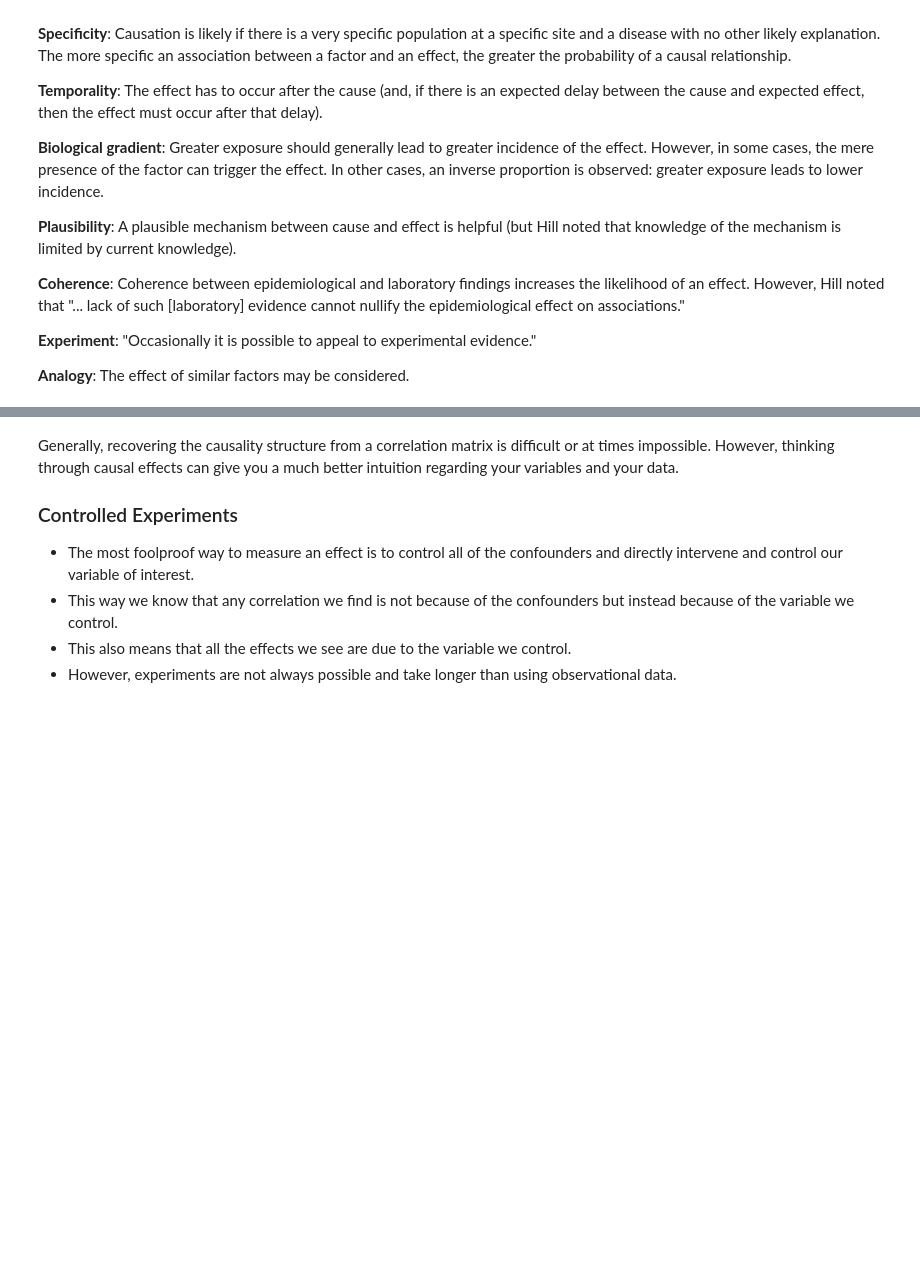
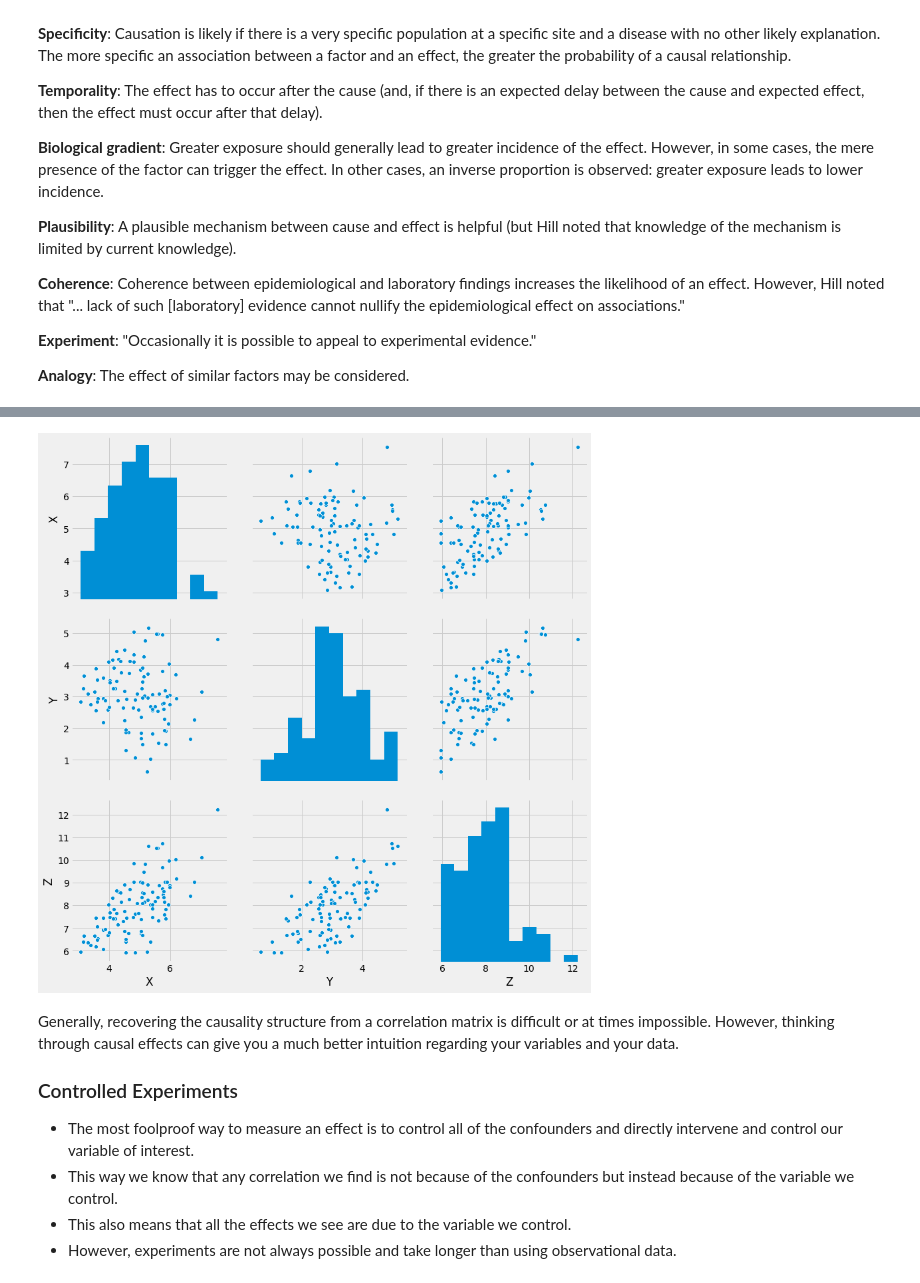
Before and after one commit to ShelyBhogal/data-science, a Jupyter notebook: 08-experiments-hypotesis-tests/08 experiments-hypothesis-tests_NM.ipynb, the cells around one changed output, grey strips where cells are left out. Saved outputs shown, nothing was run; the diff lists cells and outputs as text; code cells hidden in the pictures; blank space fills up the shorter version.

```diff
--- a/08-experiments-hypotesis-tests/08 experiments-hypothesis-tests_NM.ipynb
+++ b/08-experiments-hypotesis-tests/08 experiments-hypothesis-tests_NM.ipynb
@@ -312,13 +376,17 @@ If we believe the structure above, conditioning on smoking by only looking at no
 
 ![](./assets/images/xy-causez.png)
 # %%
+#np.random.randn function returns sample for "normal distribution" of 100 data points
 # Z is a function of X and Y:
 X = 5 + np.random.randn(100)
 Y = 3 + np.random.randn(100)
 Z = X + Y + 0.1*np.random.randn(100)
 common_effect = pd.DataFrame({'X':X, 'Y':Y, 'Z':Z})
 
 # Make a pairplot of the data:
+sns.pairplot(common_effect, height=4);
+# %% [output]
+[figure, added]
 # %% [markdown]
 Generally, recovering the causality structure from a correlation matrix is difficult or at times impossible. However, thinking through causal effects can give you a much better intuition regarding your variables and your data.
 
```
Also changed, not shown: parts of 22 cells of this notebook, 2 other files.
